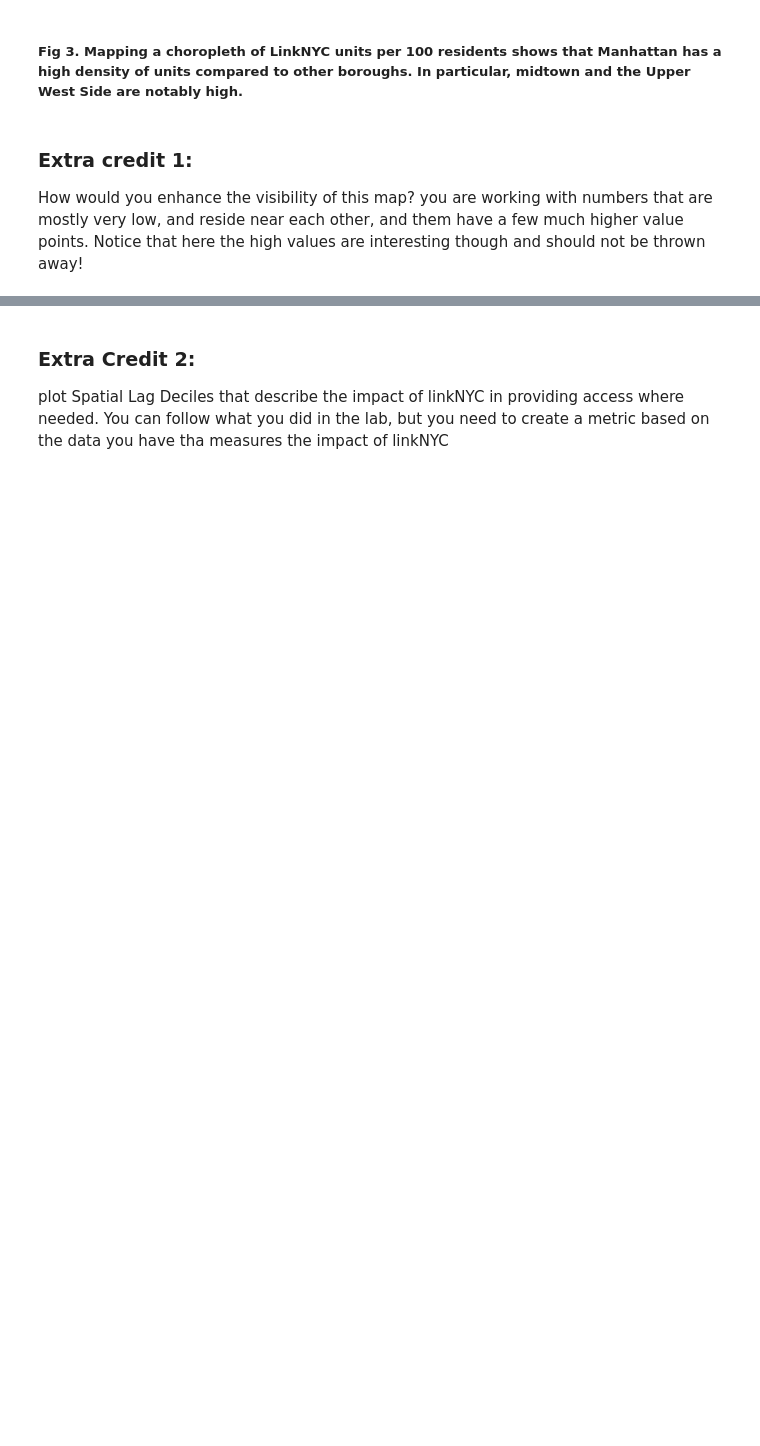
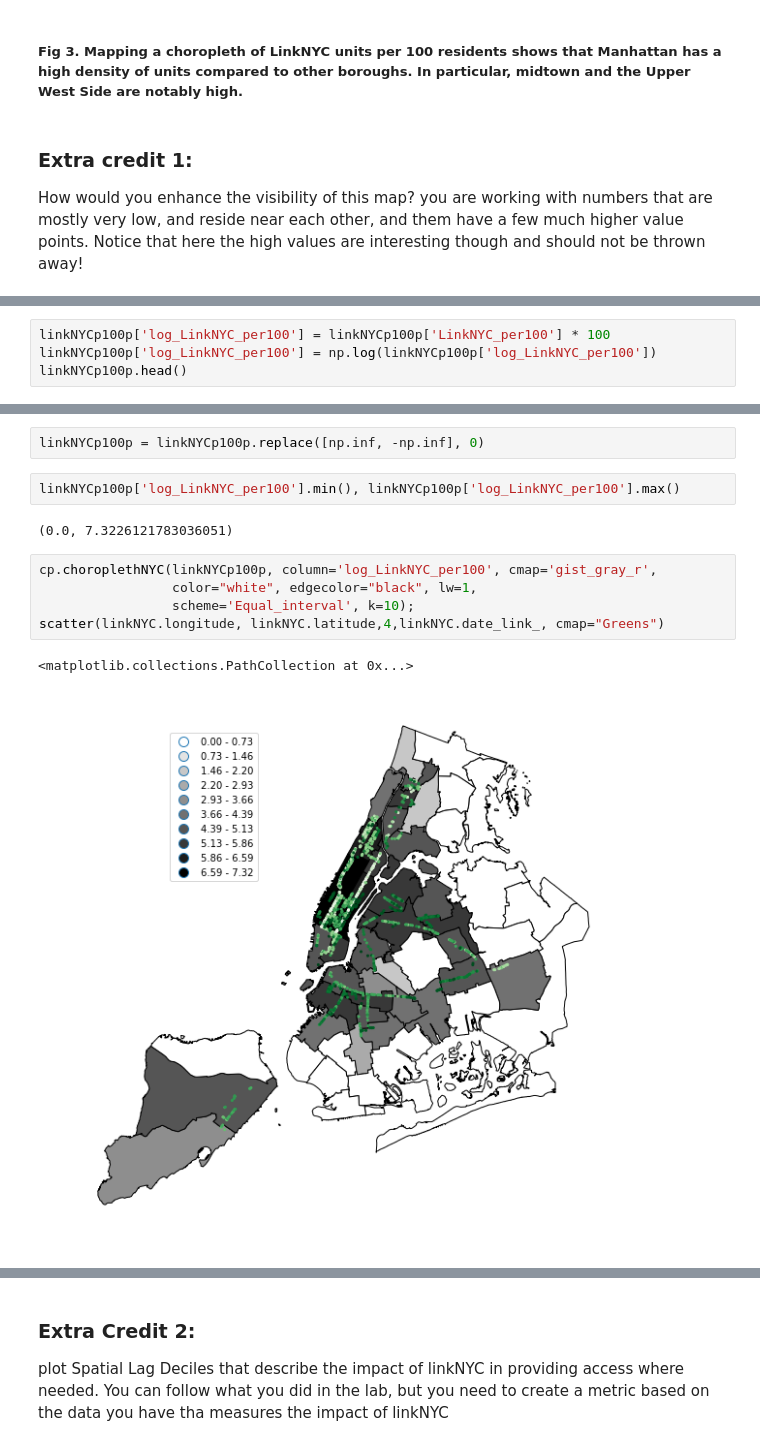
Before and after one commit to scheids1/PUI2017_rls672, a Jupyter notebook: HW9_rls672/HW9_rls672.ipynb, the cells around one changed output, grey strips where cells are left out. Saved outputs shown, nothing was run; the diff lists cells and outputs as text; blank space fills up the shorter version.

```diff
--- a/HW9_rls672/HW9_rls672.ipynb
+++ b/HW9_rls672/HW9_rls672.ipynb
@@ -616,0 +611,4 @@ pl.hist(linkNYCp100p['LinkNYC_perPerson'], bins=30)
+# %%
+linkNYCp100p['log_LinkNYC_per100'] = linkNYCp100p['LinkNYC_per100'] * 100
+linkNYCp100p['log_LinkNYC_per100'] = np.log(linkNYCp100p['log_LinkNYC_per100'])
+linkNYCp100p.head()
@@ -616,0 +622,14 @@ pl.hist(linkNYCp100p['LinkNYC_perPerson'], bins=30)
+# %%
+linkNYCp100p = linkNYCp100p.replace([np.inf, -np.inf], 0)
+# %%
+linkNYCp100p['log_LinkNYC_per100'].min(), linkNYCp100p['log_LinkNYC_per100'].max()
+# %% [output]
+(0.0, 7.3226121783036051)
+# %%
+cp.choroplethNYC(linkNYCp100p, column='log_LinkNYC_per100', cmap='gist_gray_r',
+                 color="white", edgecolor="black", lw=1,
+                 scheme='Equal_interval', k=10);
+scatter(linkNYC.longitude, linkNYC.latitude,4,linkNYC.date_link_, cmap="Greens")
+# %% [output]
+<matplotlib.collections.PathCollection at 0x...>
+[figure, added]
```
Also changed, not shown: parts of 10 cells of this notebook.
